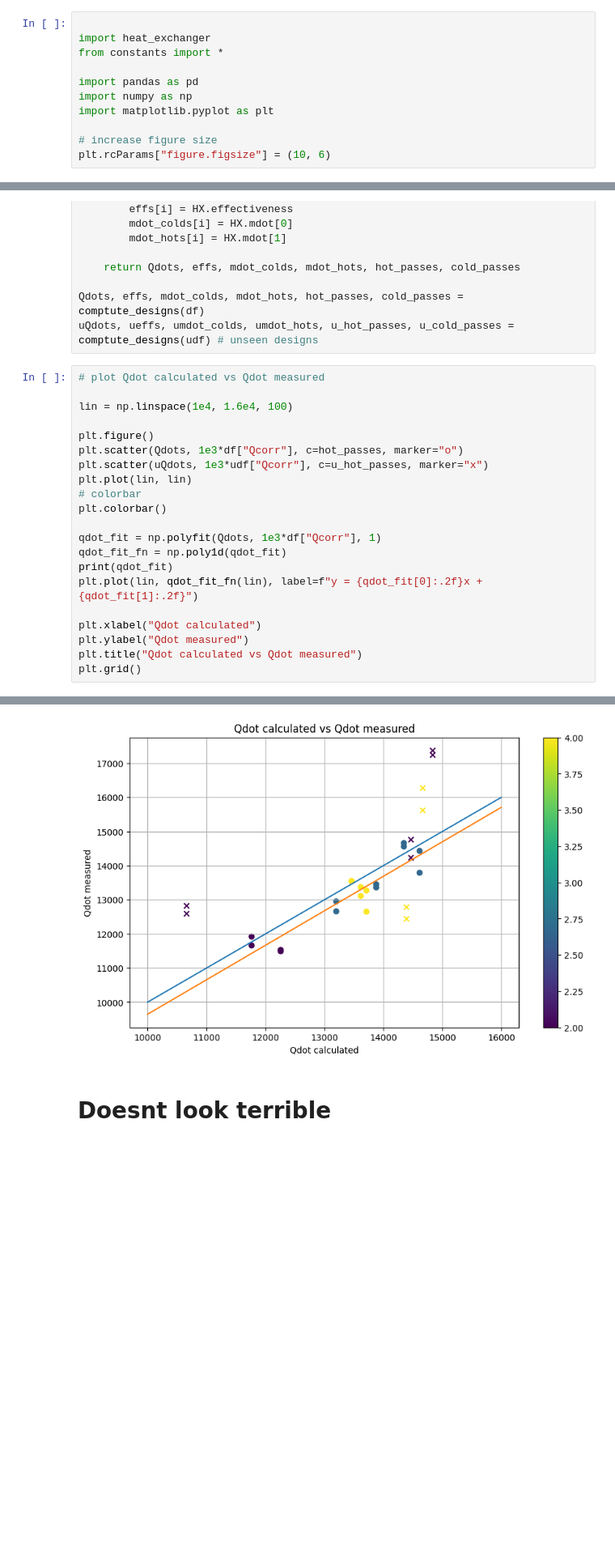
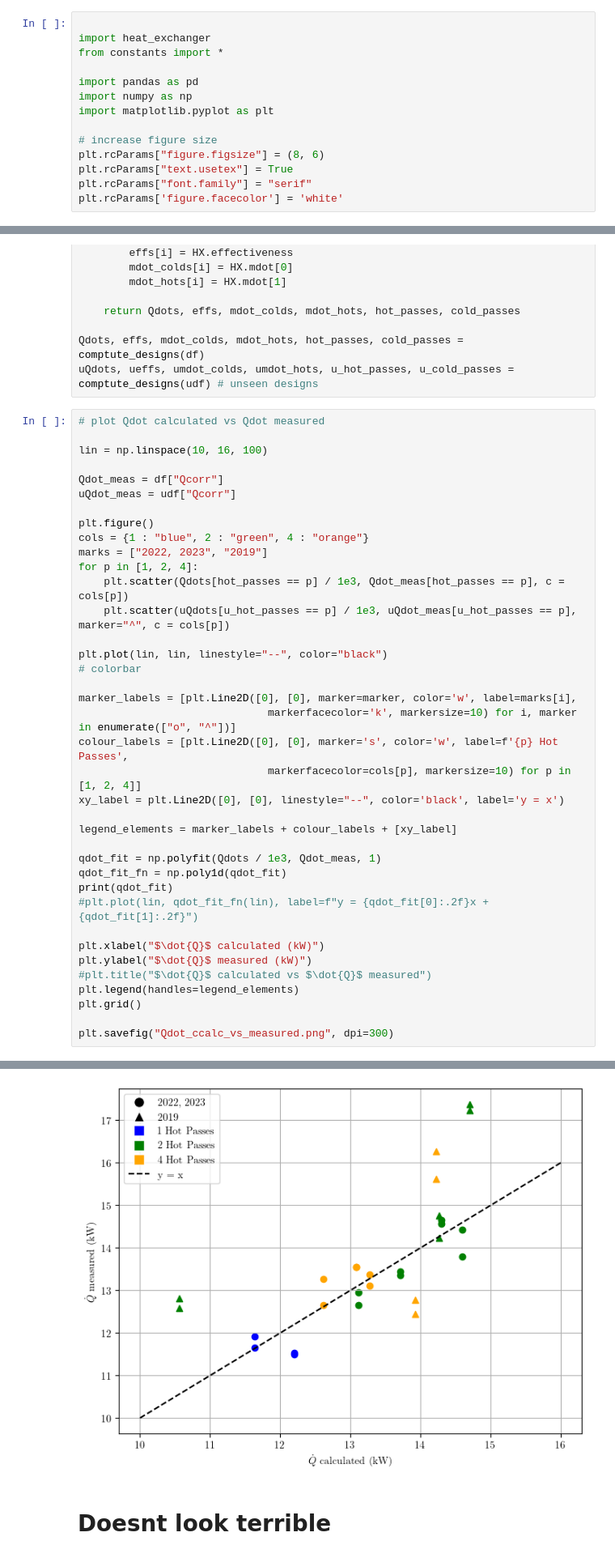
Before and after one commit to lpender3672/shell_tube_heat_exchanger, a Jupyter notebook: src/analysis.ipynb, the cells around one changed output, grey strips where cells are left out. Shown: that part at 81% size. Drawn from its saved outputs; the diff is of its cells as text; blank space fills up the shorter version.

```diff
--- a/src/analysis.ipynb
+++ b/src/analysis.ipynb
@@ -8,7 +8,10 @@ import numpy as np
 import matplotlib.pyplot as plt
 
 # increase figure size
-plt.rcParams["figure.figsize"] = (10, 6)
+plt.rcParams["figure.figsize"] = (8, 6)
+plt.rcParams["text.usetex"] = True
+plt.rcParams["font.family"] = "serif"
+plt.rcParams['figure.facecolor'] = 'white'
 # %%
 
 # read GA3_previous_desgins.csv
@@ -87,22 +90,39 @@ uQdots, ueffs, umdot_colds, umdot_hots, u_hot_passes, u_cold_passes = comptute_d
 # %%
 # plot Qdot calculated vs Qdot measured
 
-lin = np.linspace(1e4, 1.6e4, 100)
+lin = np.linspace(10, 16, 100)
+
+Qdot_meas = df["Qcorr"]
+uQdot_meas = udf["Qcorr"]
 
 plt.figure()
-plt.scatter(Qdots, 1e3*df["Qcorr"], c=hot_passes, marker="o")
-plt.scatter(uQdots, 1e3*udf["Qcorr"], c=u_hot_passes, marker="x")
-plt.plot(lin, lin)
+cols = {1 : "blue", 2 : "green", 4 : "orange"}
+marks = ["2022, 2023", "2019"]
+for p in [1, 2, 4]:
+    plt.scatter(Qdots[hot_passes == p] / 1e3, Qdot_meas[hot_passes == p], c = cols[p])
+    plt.scatter(uQdots[u_hot_passes == p] / 1e3, uQdot_meas[u_hot_passes == p], marker="^", c = cols[p])
+
+plt.plot(lin, lin, linestyle="--", color="black")
 # colorbar
-plt.colorbar()
 
-qdot_fit = np.polyfit(Qdots, 1e3*df["Qcorr"], 1)
+marker_labels = [plt.Line2D([0], [0], marker=marker, color='w', label=marks[i],
+                              markerfacecolor='k', markersize=10) for i, marker in enumerate(["o", "^"])]
+colour_labels = [plt.Line2D([0], [0], marker='s', color='w', label=f'{p} Hot Passes',
+                              markerfacecolor=cols[p], markersize=10) for p in [1, 2, 4]]
+xy_label = plt.Line2D([0], [0], linestyle="--", color='black', label='y = x')
+
+legend_elements = marker_labels + colour_labels + [xy_label]
+
+qdot_fit = np.polyfit(Qdots / 1e3, Qdot_meas, 1)
 qdot_fit_fn = np.poly1d(qdot_fit)
 print(qdot_fit)
-plt.plot(lin, qdot_fit_fn(lin), label=f"y = {qdot_fit[0]:.2f}x + {qdot_fit[1]:.2f}")
+#plt.plot(lin, qdot_fit_fn(lin), label=f"y = {qdot_fit[0]:.2f}x + {qdot_fit[1]:.2f}")
 
-plt.xlabel("Qdot calculated")
-plt.ylabel("Qdot measured")
-plt.title("Qdot calculated vs Qdot measured")
+plt.xlabel("$\dot{Q}$ calculated (kW)")
+plt.ylabel("$\dot{Q}$ measured (kW)")
+#plt.title("$\dot{Q}$ calculated vs $\dot{Q}$ measured")
+plt.legend(handles=legend_elements)
 plt.grid()
+
+plt.savefig("Qdot_ccalc_vs_measured.png", dpi=300)
 # %% [output]
@@ -110,4 +130,4 @@ plt.grid()
-[figure, old version]
+[figure, new version]
 # %% [markdown]
 # Doesnt look terrible
 # %%
```
Also changed, not shown: parts of 7 cells of this notebook, 1 other file.
